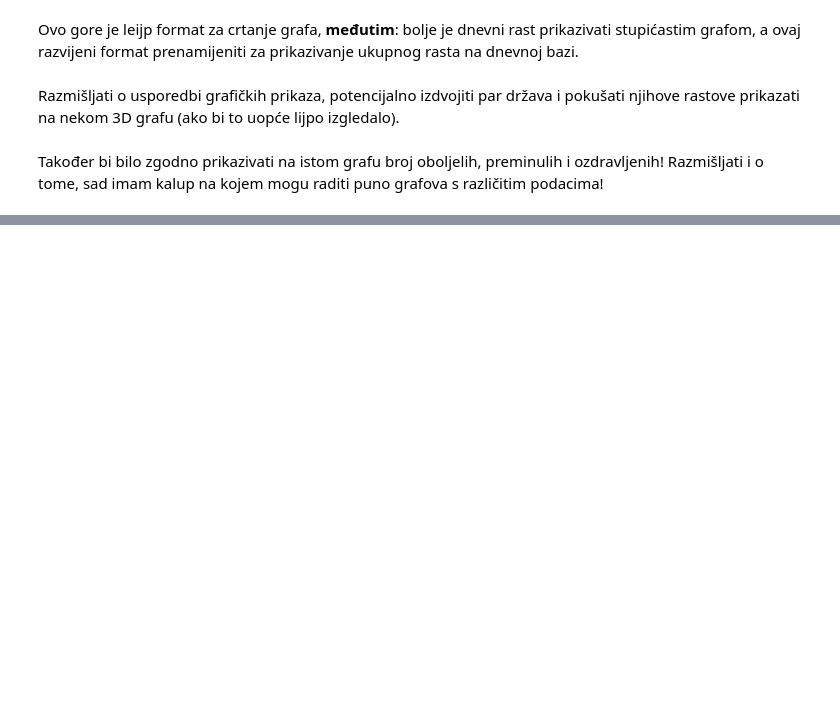
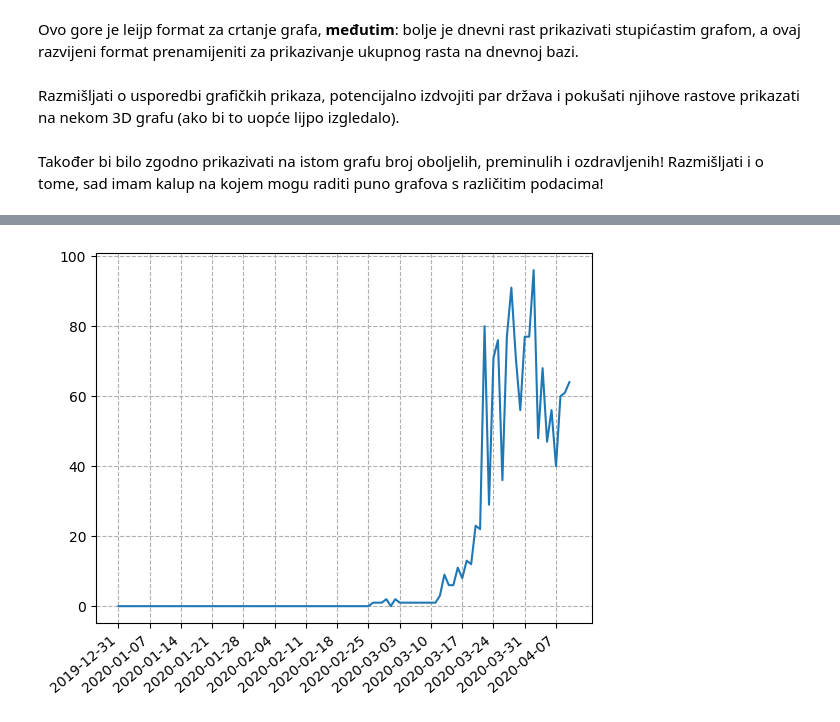
Before and after one commit to dominikmik195/mat_soft, a Jupyter notebook: corona.ipynb, the cells around one changed output, grey strips where cells are left out. Saved outputs shown, nothing was run; the diff lists cells and outputs as text; code cells hidden in the pictures; blank space fills up the shorter version.

```diff
--- a/corona.ipynb
+++ b/corona.ipynb
@@ -373,0 +452,9 @@ Također bi bilo zgodno prikazivati na istom grafu broj oboljelih, preminulih i
+# %%
+dani = np.array(izdvoji_drzavu('China')['day'])[::-1]
+mjeseci = np.array(izdvoji_drzavu('China')['month'])[::-1]
+godine = np.array(izdvoji_drzavu('China')['year'])[::-1]
+datumi = np.array(izdvoji_drzavu('China')['dateRep'])[::-1]
+dat_rj = {}
+for i in range(0, dani.shape[0]):
+    dat_rj[datumi[i]] = dtt.datetime(godine[i], mjeseci[i], dani[i])
+dat_rj
@@ -373,0 +517,15 @@ Također bi bilo zgodno prikazivati na istom grafu broj oboljelih, preminulih i
+# %%
+def prikazi_stopu3(drzava):
+    base =dtt.datetime(2019, 12, 31)
+    dates2 = np.array([base + dtt.timedelta(days = i*7) for i in range (0, 15)])
+    fig, ax = plt.subplots()
+    ax.plot(np.array(izdvoji_drzavu(drzava)['dateRep'])[::-1], [int(pod) for pod in izdvoji_drzavu(drzava)['cases']][::-1])
+    plt.xticks(rotation=40, ha='right')
+    i = 0
+    ax.set_xticks(dates2)
+    plt.grid(linestyle = '--')
+    return fig
+# %%
+prikazi_stopu3('Croatia')
+# %% [output]
+[figure, added]
```
Also changed, not shown: parts of 36 cells of this notebook, 3 other files.
